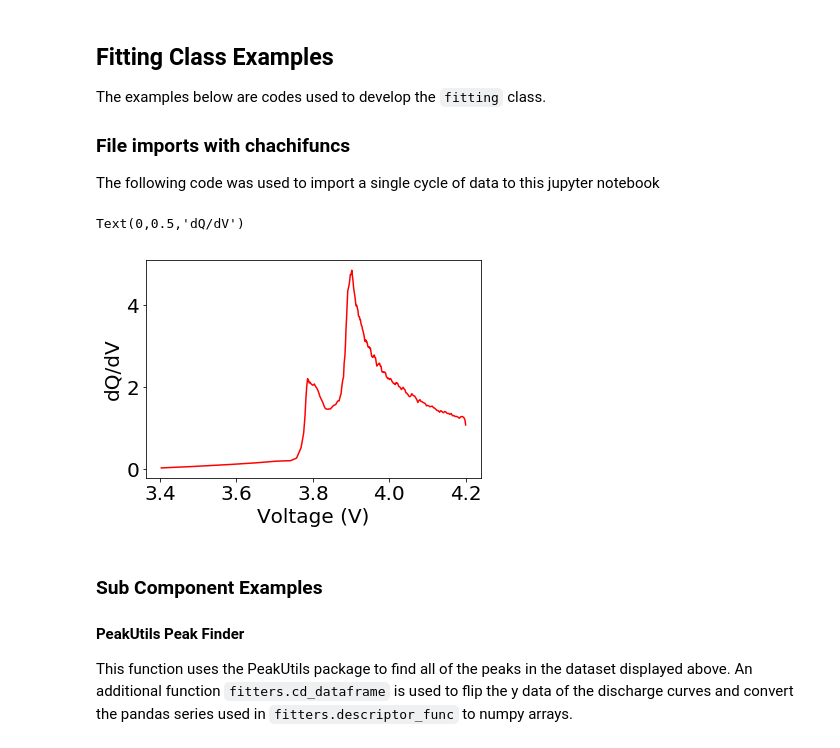
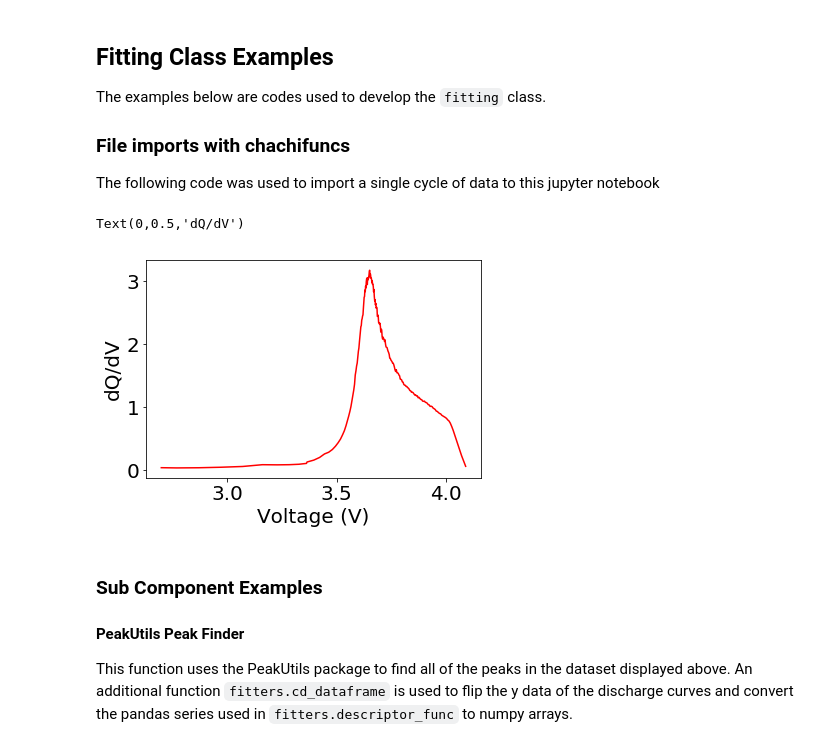
Before and after one commit to nicolet5/DiffCapAnalyzer, a Jupyter notebook: examples/Descriptors_Examples.ipynb, the cells around one changed output. Cells and saved outputs as stored; diff of their text form; code cells hidden in the pictures.

```diff
--- a/examples/Descriptors_Examples.ipynb
+++ b/examples/Descriptors_Examples.ipynb
@@ -32,27 +32,28 @@ The following code was used to import a single cycle of data to this jupyter not
 # %%
 import chachifuncs as ccf
 import pandas as pd
 import matplotlib.pyplot as plt
 %matplotlib inline
 
 #reads a single excel spreadsheet into Jupyter
-testdf = pd.read_excel('example_files/CS2_33_10_04_10-Cycle10Clean.xlsx')
+#need to reset to cycle 10
+testdf = pd.read_excel('example_files/Clean_Separated_Cycles/CS2_33_12_23_10-Cycle3Clean.xlsx')
 
 #separates charge and discharge cycles using chachifuncs
 charge, discharge = ccf.sep_char_dis(testdf)
 
 #converts charge data to a pandas dataframe
-sigx_bot = pd.to_numeric(charge['Voltage(V)']).as_matrix()
-sigy_bot = pd.to_numeric(charge['Smoothed_dQ/dV']).as_matrix()
+sigx_bot = pd.to_numeric(discharge['Voltage(V)']).as_matrix()
+sigy_bot = -pd.to_numeric(discharge['Smoothed_dQ/dV']).as_matrix()
 
 plt.rcParams.update({'font.size':20})
 #fig, ax = plt.figure(figsize=(10, 10), facecolor='w', edgecolor='k')
 plt.plot(sigx_bot, sigy_bot, 'r')
 plt.xlabel('Voltage (V)')
 plt.ylabel('dQ/dV')
 # %% [output]
 Text(0,0.5,'dQ/dV')
-[figure, old version]
+[figure, new version]
 # %% [markdown]
 ### Sub Component Examples
 
```
Also changed, not shown: parts of 2 cells of this notebook.
